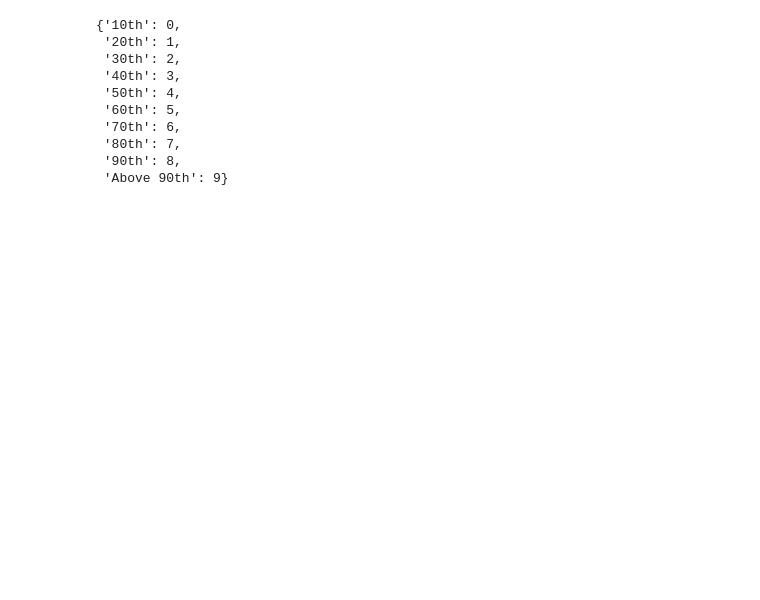
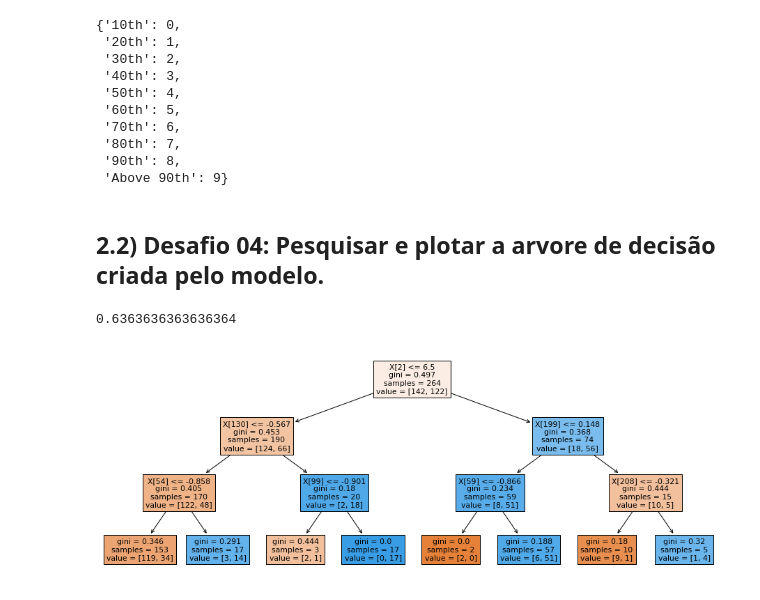
Before and after one commit to HenriqueCCdA/bootCampAluraDataScience, a Jupyter notebook: modulo5/desafios/Aula1_desafio.ipynb, the cells around one changed output. Drawn from its saved outputs; the diff is of its cells as text; code cells hidden in the pictures; blank space fills up the shorter version.

```diff
--- a/modulo5/desafios/Aula1_desafio.ipynb
+++ b/modulo5/desafios/Aula1_desafio.ipynb
@@ -61,3 +66,39 @@ conjunto
  '80th': 7,
  '90th': 8,
  'Above 90th': 9}
+# %% [markdown]
+## 2.2) Desafio 04: Pesquisar e plotar a arvore de decisão criada pelo modelo.
+# %%
+dados = pd.read_excel("https://github.com/HenriqueCCdA/bootCampAluraDataScience/blob/master/modulo5/dados/Kaggle_Sirio_Libanes_ICU_Prediction.xlsx?raw=true")
+dados_limpos = cl.limpando_dados(dados)
+le = preprocessing.LabelEncoder()
+dados_limpos['AGE_PERCENTIL'] = le.fit_transform(dados_limpos.AGE_PERCENTIL)
+# %%
+from sklearn.tree import DecisionTreeClassifier
+
+np.random.seed(73246)
+
+x_columns = dados.columns
+y = dados_limpos["ICU"]
+x = dados_limpos[x_columns].drop(["ICU","WINDOW"], axis=1)
+x_train, x_test, y_train, y_test = train_test_split(x, y, stratify=y)
+
+modelo_arvore = DecisionTreeClassifier(max_depth=3)
+
+modelo_arvore.fit(x_train, y_train)
+
+predicao_arvore = modelo_arvore.predict(x_test)
+
+accuracy_score(y_test, predicao_arvore)
+# %% [output]
+0.6363636363636364
+# %%
+from sklearn import tree
+import matplotlib.pyplot as plt
+
+plt.subplots(figsize=(16,6))
+ax = tree.plot_tree(modelo_arvore, filled=True)
+
+plt.show()
+# %% [output]
+[figure, added]
```
Also changed, not shown: parts of 7 cells of this notebook.
